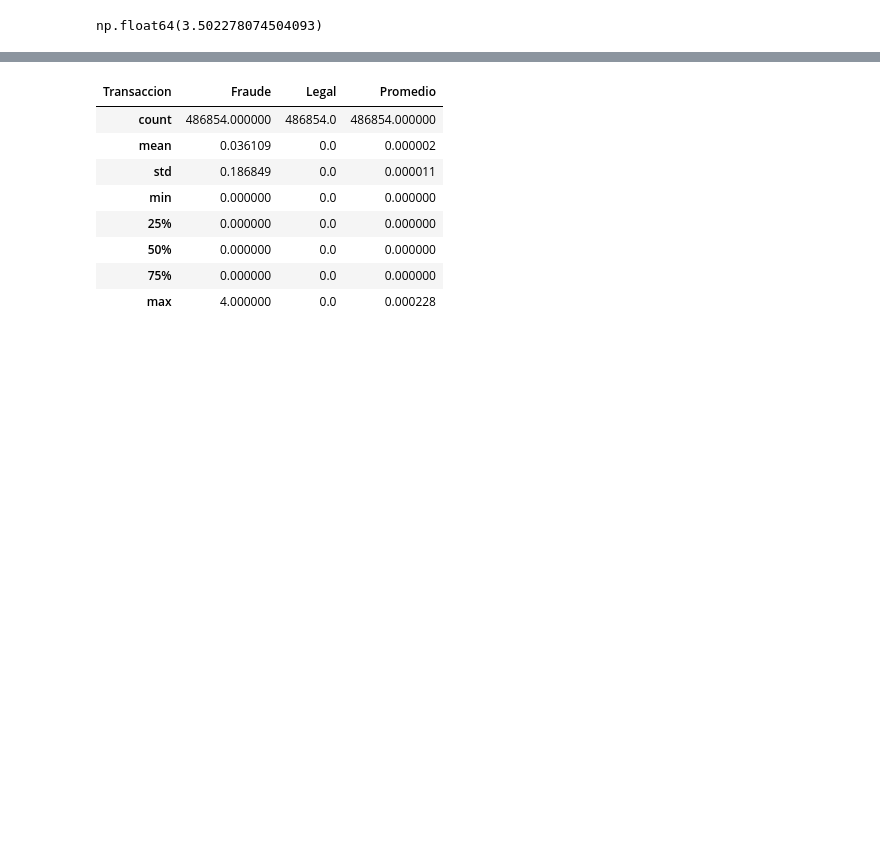
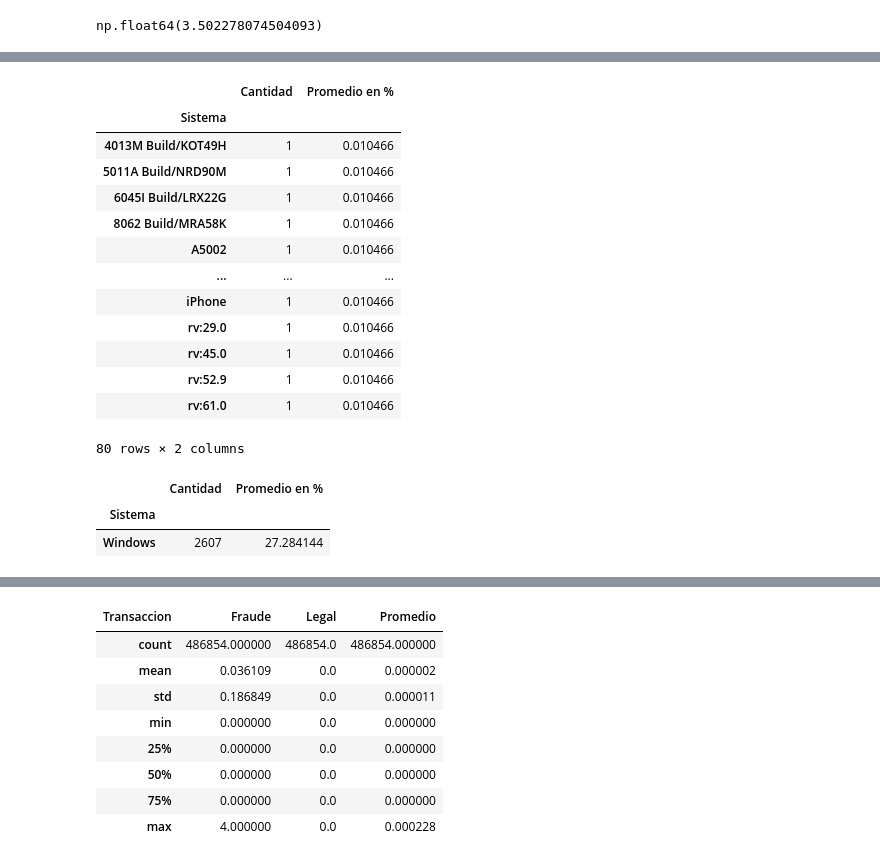
Before and after one commit to Brucejr09/Org-de-Datos-106828, a Jupyter notebook: analisis.ipynb, the cells around one changed output, grey strips where cells are left out. Drawn from its saved outputs; the diff is of its cells as text; code cells hidden in the pictures; blank space fills up the shorter version.

```diff
--- a/analisis.ipynb
+++ b/analisis.ipynb
@@ -149,0 +256,23 @@ np.float64(3.502278074504093)
+# %%
+analisis_sistema[ analisis_sistema["Cantidad"] == 1 ]
+# %% [output]
+|  | Cantidad | Promedio en % |
+| Sistema |  |  |
+| 4013M Build/KOT49H | 1 | 0.010466 |
+| 5011A Build/NRD90M | 1 | 0.010466 |
+| 6045I Build/LRX22G | 1 | 0.010466 |
+| 8062 Build/MRA58K | 1 | 0.010466 |
+| A5002 | 1 | 0.010466 |
+| ... | ... | ... |
+| iPhone | 1 | 0.010466 |
+| rv:29.0 | 1 | 0.010466 |
+| rv:45.0 | 1 | 0.010466 |
+| rv:52.9 | 1 | 0.010466 |
+| rv:61.0 | 1 | 0.010466 |
+80 rows × 2 columns
+# %%
+analisis_sistema[ analisis_sistema["Cantidad"] == 2607 ]
+# %% [output]
+|  | Cantidad | Promedio en % |
+| Sistema |  |  |
+| Windows | 2607 | 27.284144 |
```
Also changed, not shown: parts of 24 cells of this notebook, 1 other file.
